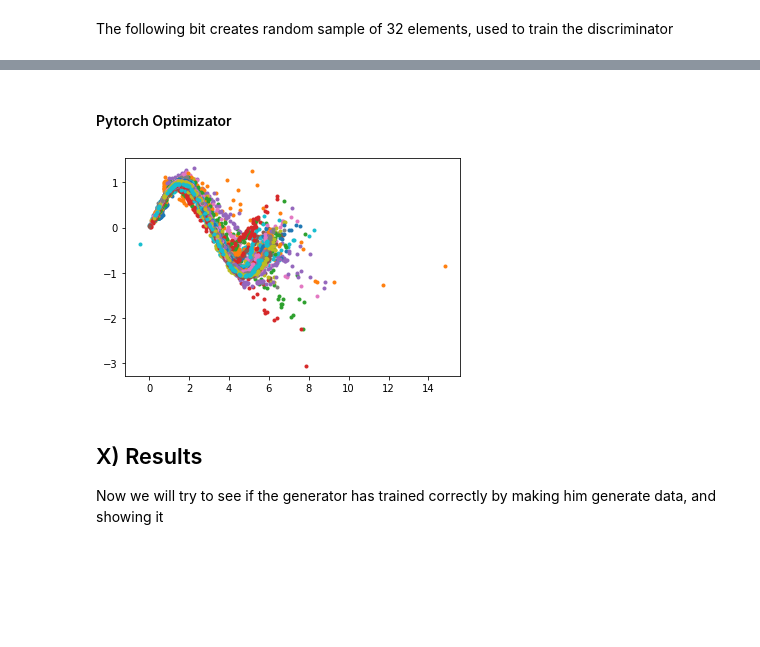
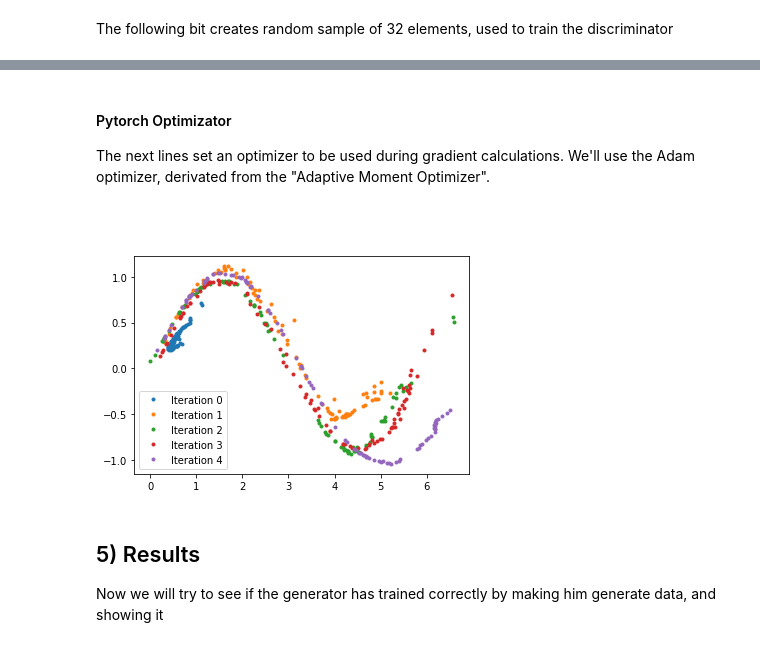
Before and after one commit to Minigrim0/GANgster, a Jupyter notebook: sineGenerator.ipynb, the cells around one changed output, grey strips where cells are left out. Drawn from its saved outputs; the diff is of its cells as text; code cells hidden in the pictures; blank space fills up the shorter version.

Commit message:
[Add] Explanations + Diagram

```diff
--- a/sineGenerator.ipynb
+++ b/sineGenerator.ipynb
@@ -123,9 +136,12 @@ num_epochs = 500
 loss_function = nn.BCELoss()
 # %% [markdown]
 #### Pytorch Optimizator
+The next lines set an optimizer to be used during gradient calculations. We'll use the Adam optimizer, derivated from the "Adaptive Moment Optimizer".
 # %%
 optimizer_discriminator = torch.optim.Adam(discriminator.parameters(), lr=lr)
 optimizer_generator = torch.optim.Adam(generator.parameters(), lr=lr)
+# %% [markdown]
+####
 # %%
 for epoch in range(num_epochs):
     for n, (real_samples, _) in enumerate(train_loader):
@@ -139,36 +155,37 @@ for epoch in range(num_epochs):
             (real_samples_labels, generated_samples_labels)
         )
 
         # Training the discriminator
         discriminator.zero_grad()
         output_discriminator = discriminator(all_samples)
         loss_discriminator = loss_function(
             output_discriminator, all_samples_labels)
         loss_discriminator.backward()
         optimizer_discriminator.step()
 
         # Data for training the generator
         latent_space_samples = torch.randn((batch_size, 2))
 
         # Training the generator
         generator.zero_grad()
         generated_samples = generator(latent_space_samples)
         output_discriminator_generated = discriminator(generated_samples)
         loss_generator = loss_function(
             output_discriminator_generated, real_samples_labels
         )
         loss_generator.backward()
         optimizer_generator.step()
 
         # Show loss
-        if epoch % 10 == 0 and n == batch_size - 1:
+        if epoch % 100 == 0 and n == batch_size - 1:
             latent_space_samples = torch.randn(100, 2)
             generated_samples = generator(latent_space_samples)
             generated_samples = generated_samples.detach()
             plt.plot(generated_samples[:, 0], generated_samples[:, 1], ".")
+    plt.legend([f'Iteration {x}' for x in range(5)])
 # %% [output]
-[figure, old version]
+[figure, new version]
 # %% [markdown]
-## X) Results
+## 5) Results
 Now we will try to see if the generator has trained correctly by making him generate data, and showing it
 # %%
```
Also changed, not shown: parts of 6 cells of this notebook.
